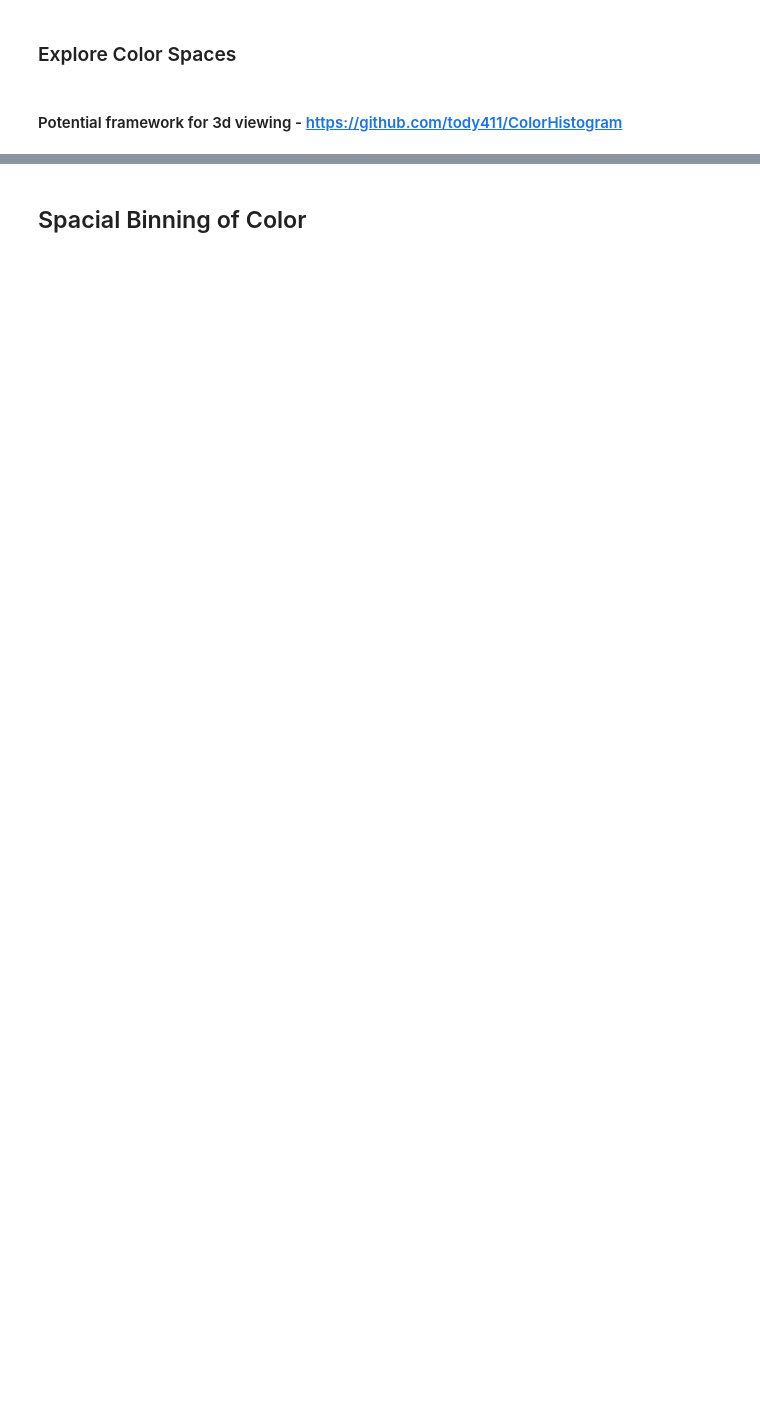
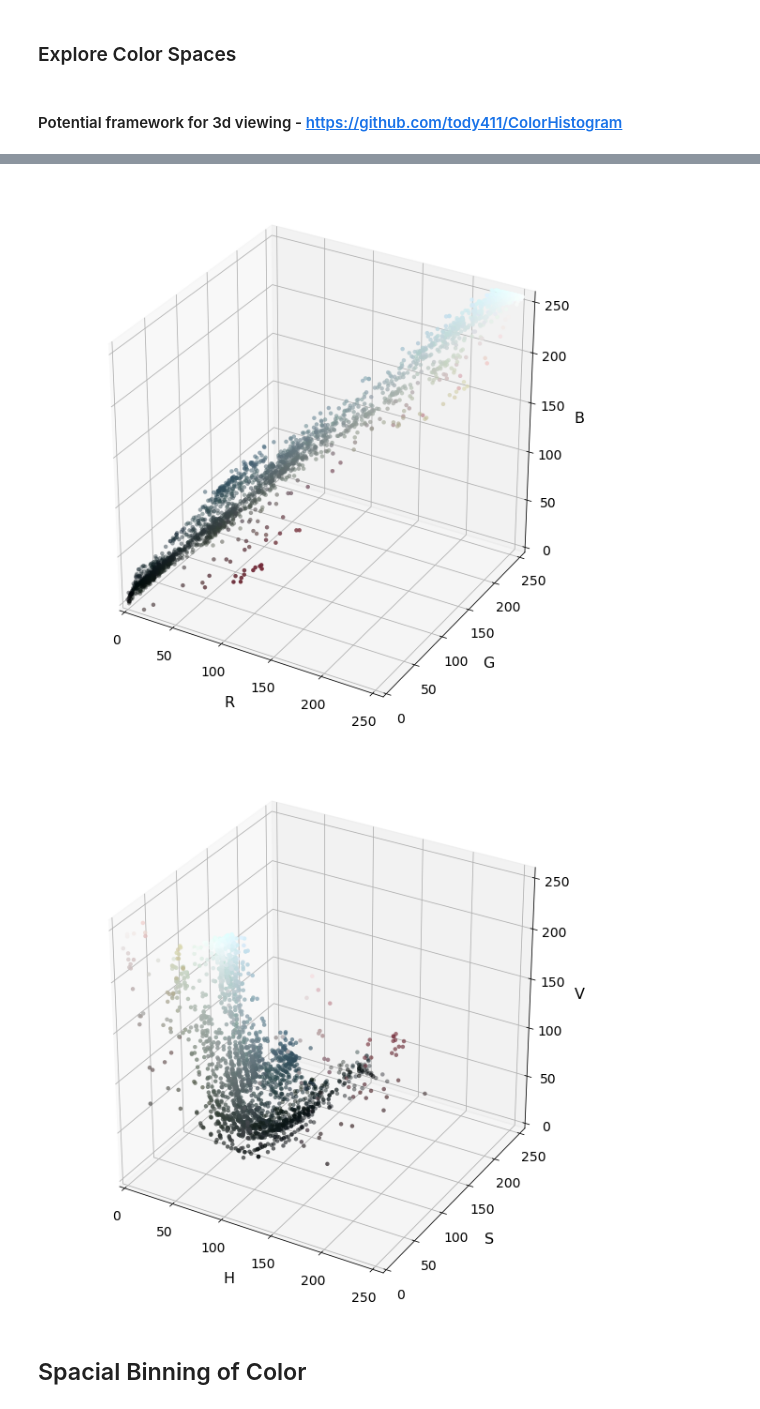
Before and after one commit to bearpelican/CarND-Vehicle-Detection, a Jupyter notebook: 1-2-Color-Classify.ipynb, the cells around one changed output, grey strips where cells are left out. Saved outputs shown, nothing was run; the diff lists cells and outputs as text; code cells hidden in the pictures; blank space fills up the shorter version.

```diff
--- a/1-2-Color-Classify.ipynb
+++ b/1-2-Color-Classify.ipynb
@@ -140,12 +138,15 @@ def plot_colorspace3d(img, color_space):
 # %%
 
 # Read a color image
 # img = cv2.imread("000275.png")
 plot_colorspace3d(image, 'RGB')
 plot_colorspace3d(image, 'HSV')
-plot_colorspace3d(image, 'LUV')
-plot_colorspace3d(image, 'HLS')
-plot_colorspace3d(image, 'YUV')
+# plot_colorspace3d(image, 'LUV')
+# plot_colorspace3d(image, 'HLS')
+# plot_colorspace3d(image, 'YUV')
+# %% [output]
+[figure, added]
+[figure, added]
 # %% [markdown]
 ## Spacial Binning of Color
 # %%
```
Also changed, not shown: parts of 8 cells of this notebook, 11 other files.
